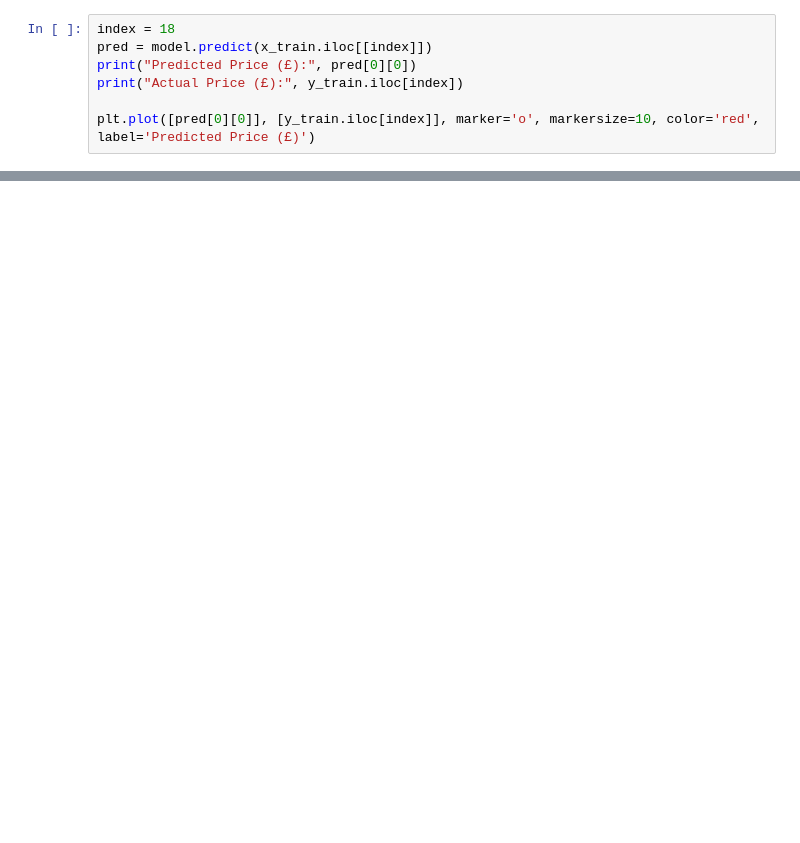
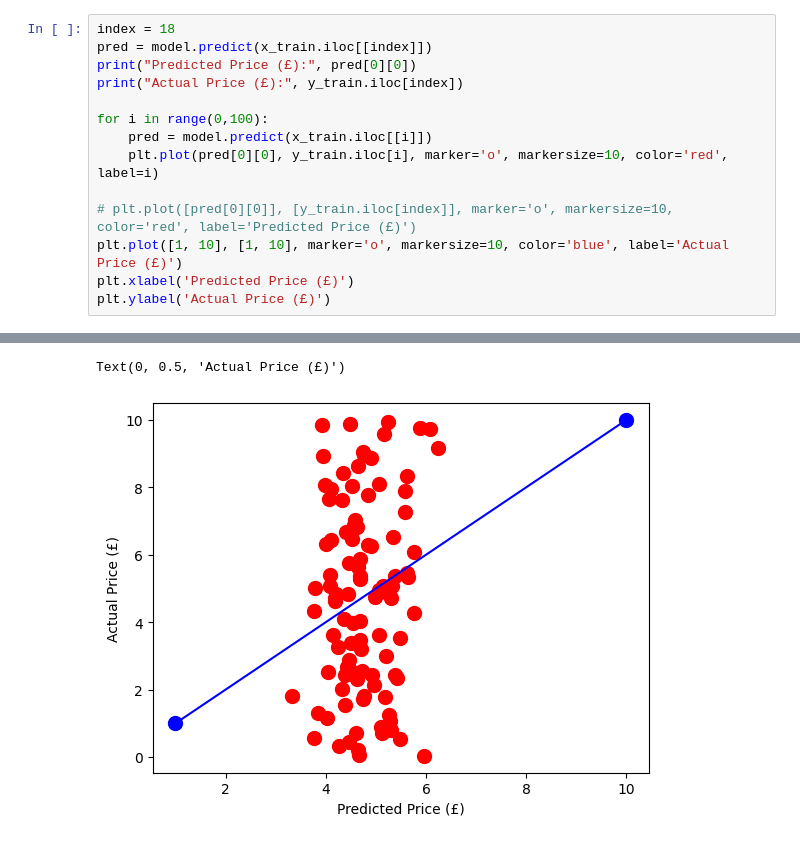
Before and after one commit to Ajitesh-jam/AI_ML_Learn, a Jupyter notebook: DL/Kaagle_practice/second_hand_car_data.ipynb, the cells around one changed output, grey strips where cells are left out. Cells and saved outputs as stored; diff of their text form; blank space fills up the shorter version.

```diff
--- a/DL/Kaagle_practice/second_hand_car_data.ipynb
+++ b/DL/Kaagle_practice/second_hand_car_data.ipynb
@@ -102,5 +130,12 @@ pred = model.predict(x_train.iloc[[index]])
 print("Predicted Price (£):", pred[0][0])
 print("Actual Price (£):", y_train.iloc[index])
 
-plt.plot([pred[0][0]], [y_train.iloc[index]], marker='o', markersize=10, color='red', label='Predicted Price (£)')
+for i in range(0,100):
+    pred = model.predict(x_train.iloc[[i]])
+    plt.plot(pred[0][0], y_train.iloc[i], marker='o', markersize=10, color='red', label=i)
+
+# plt.plot([pred[0][0]], [y_train.iloc[index]], marker='o', markersize=10, color='red', label='Predicted Price (£)')
+plt.plot([1, 10], [1, 10], marker='o', markersize=10, color='blue', label='Actual Price (£)')
+plt.xlabel('Predicted Price (£)')
+plt.ylabel('Actual Price (£)')
 # %% [output]
@@ -110,0 +159,2 @@ difference: 1.7532508971606031
+Text(0, 0.5, 'Actual Price (£)')
+[figure, added]
```
Also changed, not shown: parts of 9 cells of this notebook, 7 other files.
